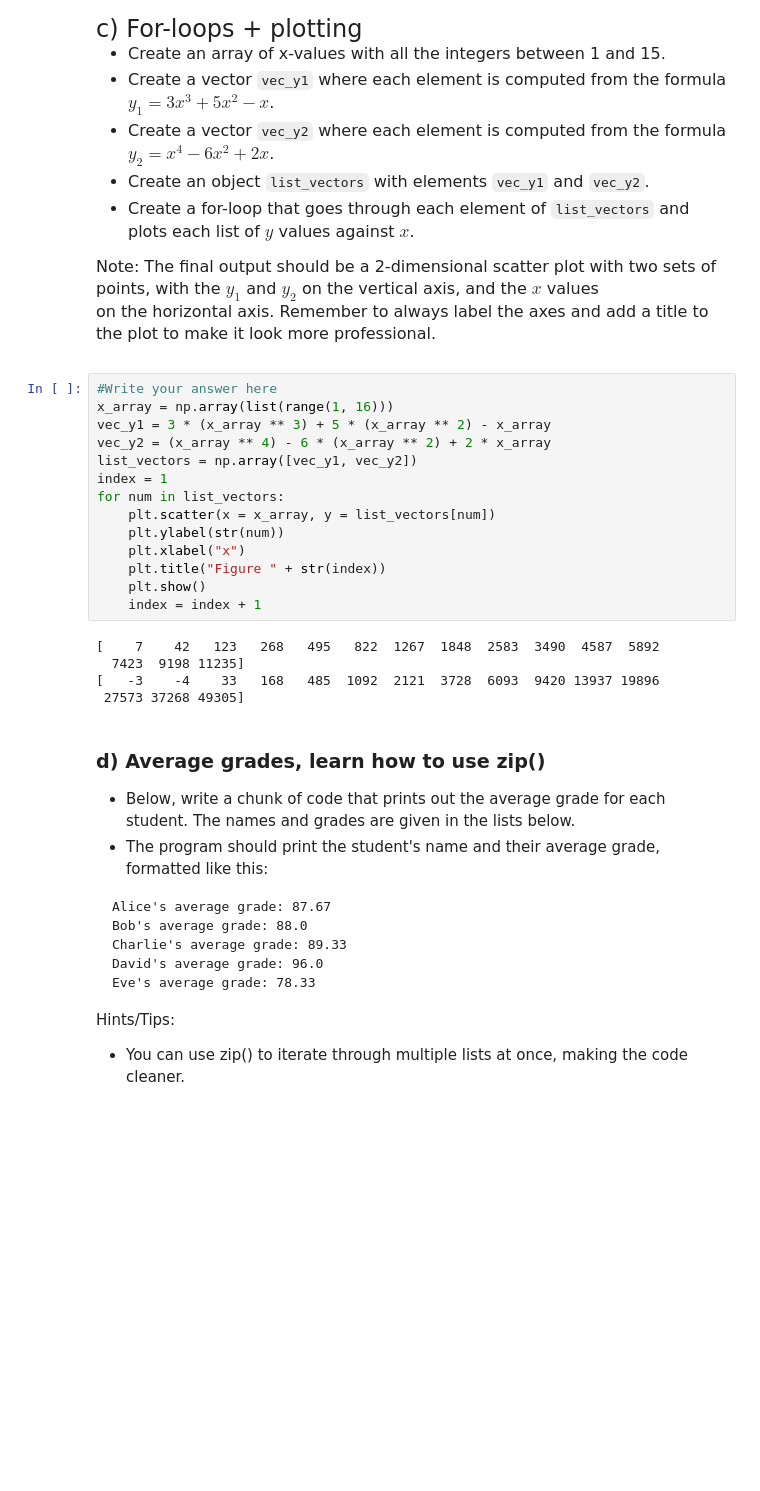
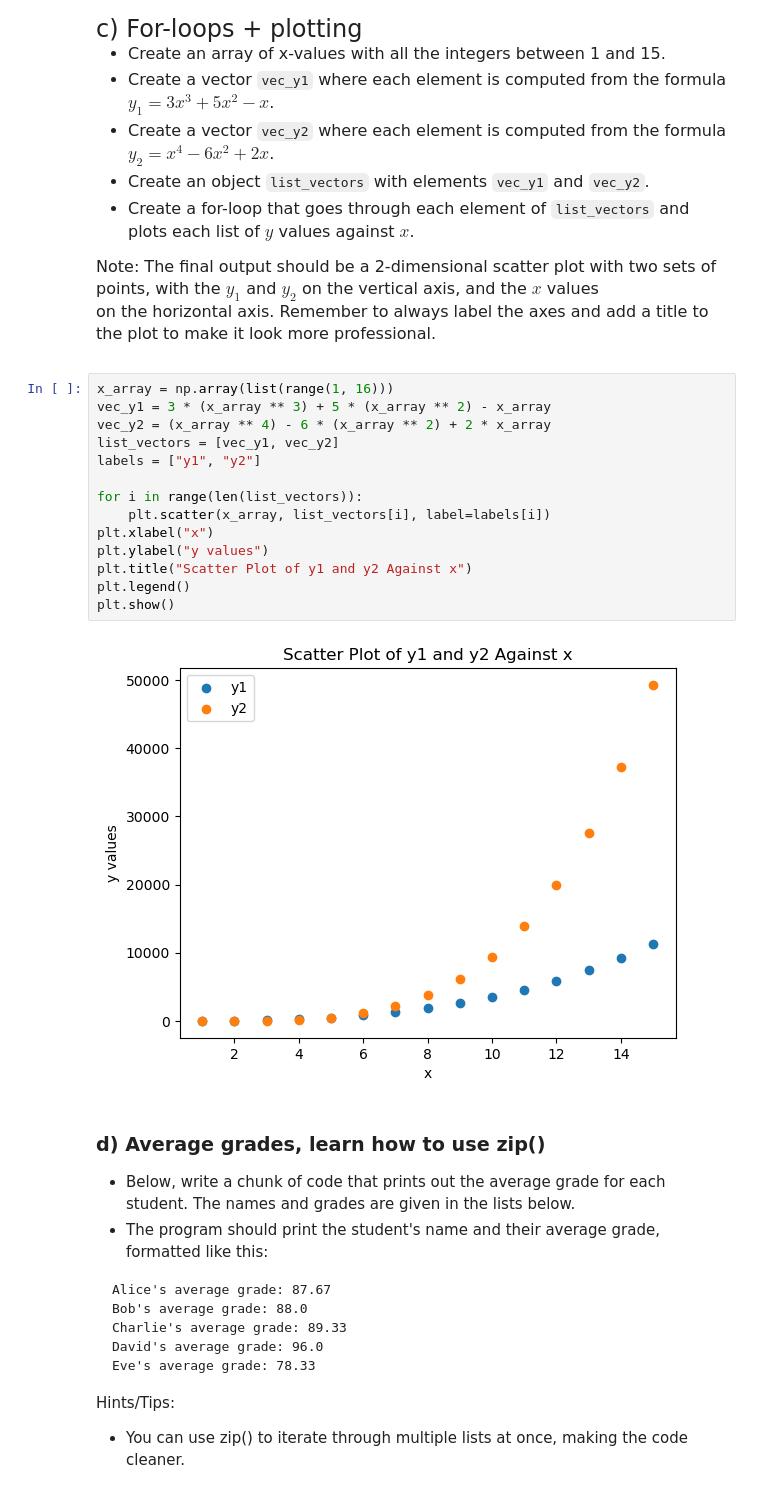
Before and after one commit to zoe-liu-724/qtm151spring2025, a Jupyter notebook: assignment 4/assignment4.ipynb, the cells around one changed output. Saved outputs shown, nothing was run; the diff lists cells and outputs as text; blank space fills up the shorter version.

```diff
--- a/assignment 4/assignment4.ipynb
+++ b/assignment 4/assignment4.ipynb
@@ -90,24 +86,21 @@ c) For-loops + plotting
 Note: The final output should be a 2-dimensional scatter plot with two sets of points, with the $y_1$ and $y_2$ on the vertical axis, and the $x$ values <br>
 on the horizontal axis. Remember to always label the axes and add a title to the plot to make it look more professional.
 # %%
-#Write your answer here
 x_array = np.array(list(range(1, 16)))
 vec_y1 = 3 * (x_array ** 3) + 5 * (x_array ** 2) - x_array
 vec_y2 = (x_array ** 4) - 6 * (x_array ** 2) + 2 * x_array
-list_vectors = np.array([vec_y1, vec_y2])
-index = 1
-for num in list_vectors:
-    plt.scatter(x = x_array, y = list_vectors[num])
-    plt.ylabel(str(num))
-    plt.xlabel("x")
-    plt.title("Figure " + str(index))
-    plt.show()
-    index = index + 1
+list_vectors = [vec_y1, vec_y2]
+labels = ["y1", "y2"]
+
+for i in range(len(list_vectors)):
+    plt.scatter(x_array, list_vectors[i], label=labels[i])
+plt.xlabel("x")
+plt.ylabel("y values")
+plt.title("Scatter Plot of y1 and y2 Against x")
+plt.legend()
+plt.show()
 # %% [output]
-[    7    42   123   268   495   822  1267  1848  2583  3490  4587  5892
-  7423  9198 11235]
-[   -3    -4    33   168   485  1092  2121  3728  6093  9420 13937 19896
- 27573 37268 49305]
+[figure, added]
 # %% [markdown]
 ### d) Average grades, learn how to use zip()
 
```
Also changed, not shown: parts of 14 cells of this notebook, 4 other files.
